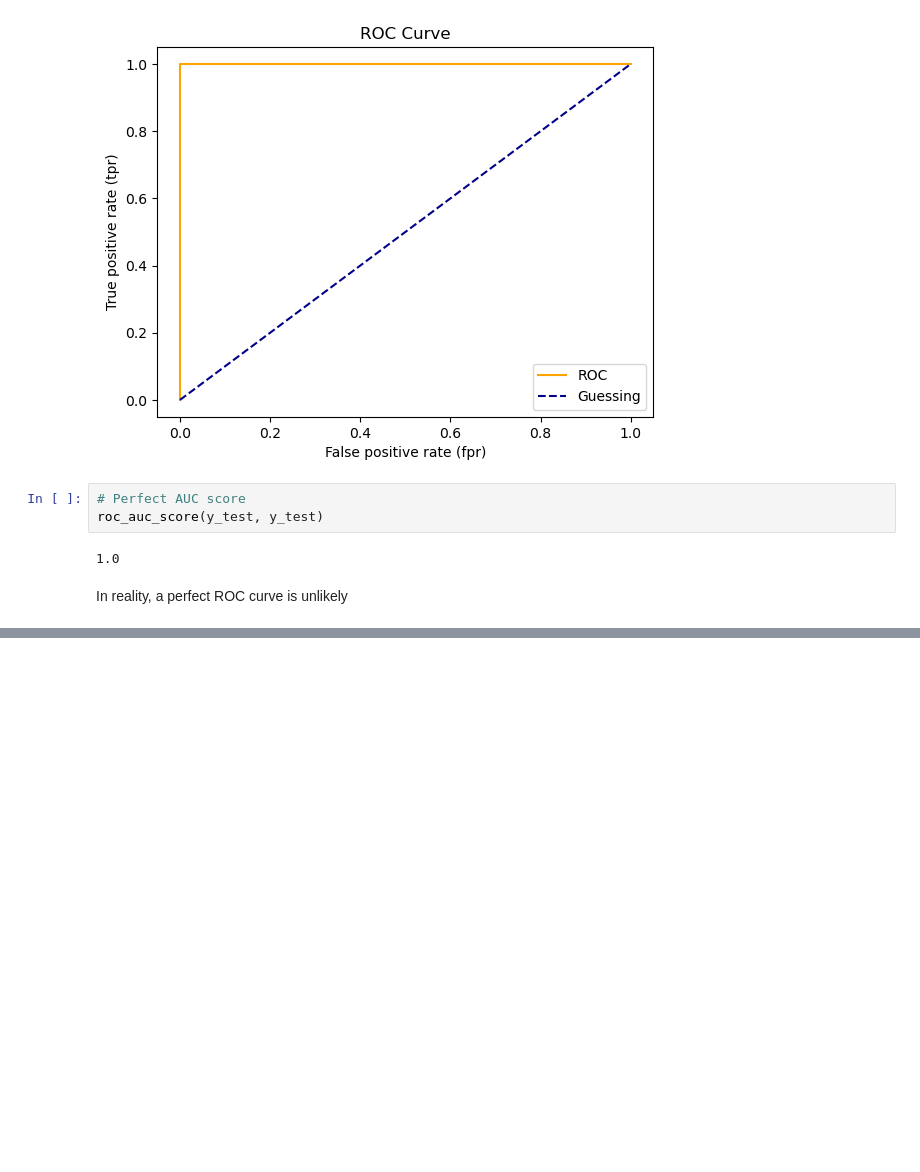
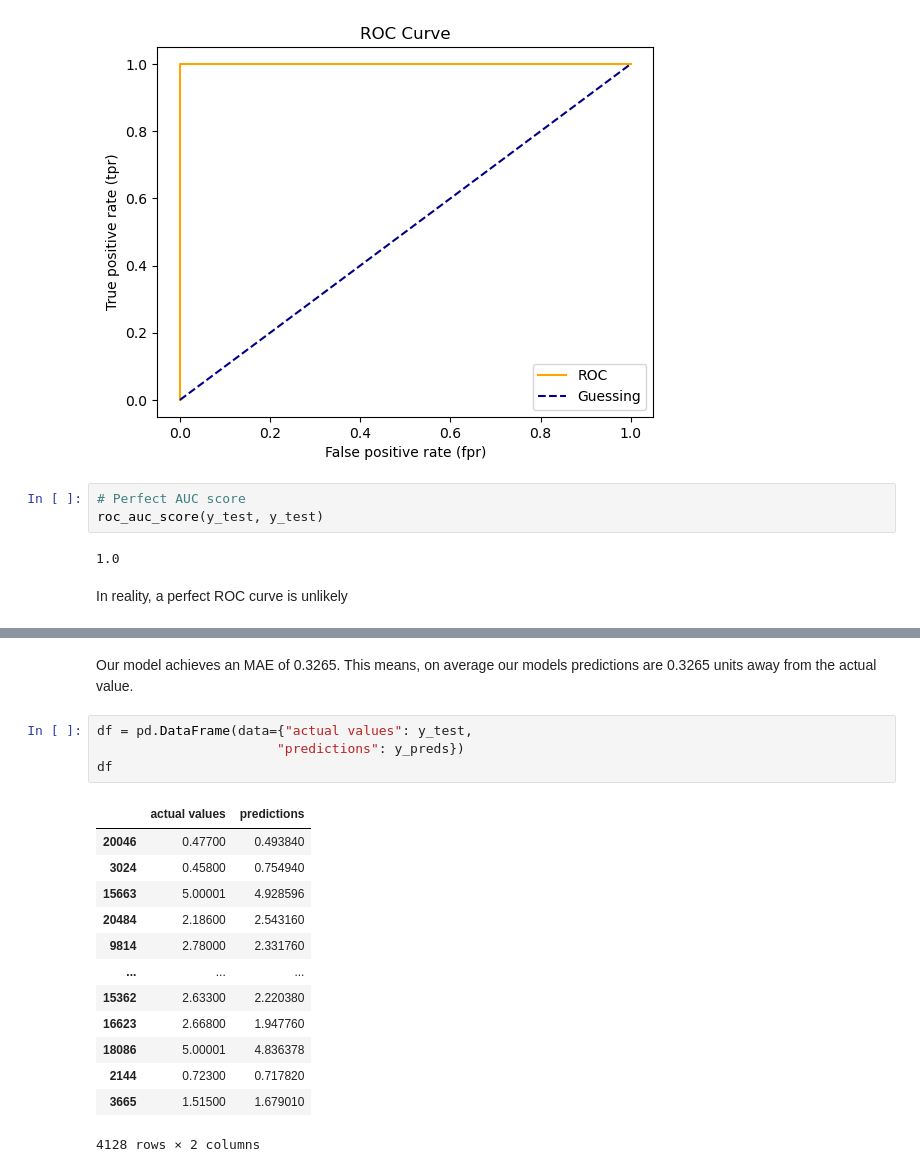
Before and after one commit to kunalprakash1309/Basic-machine-learning, a Jupyter notebook: 04-scikit/introduction-to-scikit-learn.ipynb, the cells around one changed output, grey strips where cells are left out. Saved outputs shown, nothing was run; the diff lists cells and outputs as text; blank space fills up the shorter version.

```diff
--- a/04-scikit/introduction-to-scikit-learn.ipynb
+++ b/04-scikit/introduction-to-scikit-learn.ipynb
@@ -978,0 +1151,20 @@ In reality, a perfect ROC curve is unlikely
+# %% [markdown]
+Our model achieves an MAE of 0.3265. This means, on average our models predictions are 0.3265 units away from the actual value.
+# %%
+df = pd.DataFrame(data={"actual values": y_test,
+                       "predictions": y_preds})
+df
+# %% [output]
+|  | actual values | predictions |
+| 20046 | 0.47700 | 0.493840 |
+| 3024 | 0.45800 | 0.754940 |
+| 15663 | 5.00001 | 4.928596 |
+| 20484 | 2.18600 | 2.543160 |
+| 9814 | 2.78000 | 2.331760 |
+| ... | ... | ... |
+| 15362 | 2.63300 | 2.220380 |
+| 16623 | 2.66800 | 1.947760 |
+| 18086 | 5.00001 | 4.836378 |
+| 2144 | 0.72300 | 0.717820 |
+| 3665 | 1.51500 | 1.679010 |
+4128 rows × 2 columns
```
Also changed, not shown: parts of 31 cells of this notebook.
